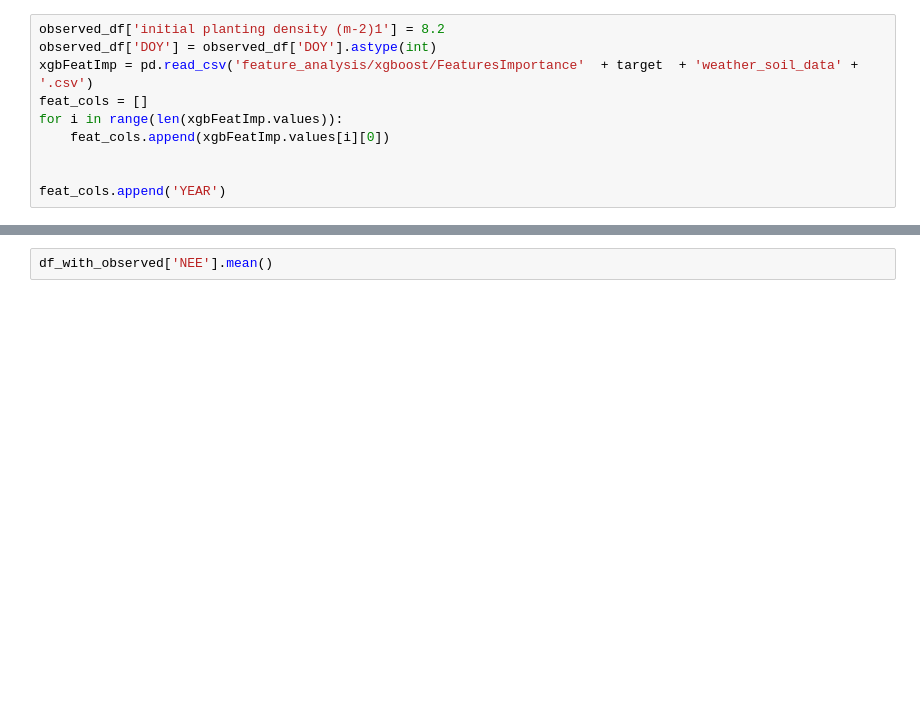
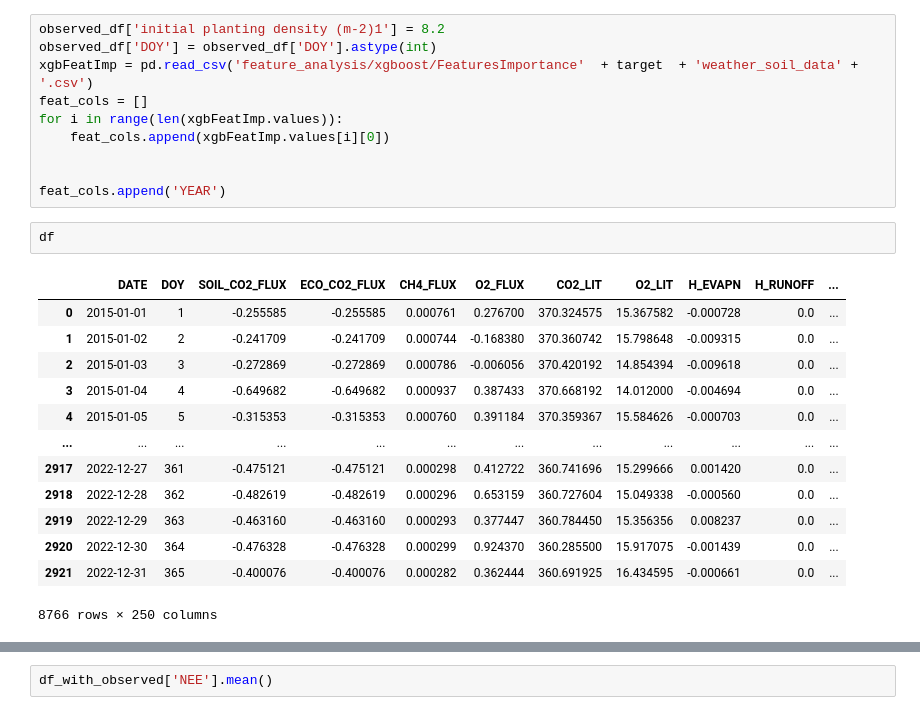
Before and after one commit to DinisDimitris/Net-ecosystem-exchange-Quantification, a Jupyter notebook: AnalysisNEE.ipynb, the cells around one changed output, grey strips where cells are left out. Drawn from its saved outputs; the diff is of its cells as text; blank space fills up the shorter version.

```diff
--- a/AnalysisNEE.ipynb
+++ b/AnalysisNEE.ipynb
@@ -83,6 +83,22 @@ for i in range(len(xgbFeatImp.values)):
 
 
 feat_cols.append('YEAR')
+# %%
+df
+# %% [output]
+|  | DATE | DOY | SOIL_CO2_FLUX | ECO_CO2_FLUX | CH4_FLUX | O2_FLUX | CO2_LIT | O2_LIT | H_EVAPN | H_RUNOFF | ... |
+| 0 | 2015-01-01 | 1 | -0.255585 | -0.255585 | 0.000761 | 0.276700 | 370.324575 | 15.367582 | -0.000728 | 0.0 | ... |
+| 1 | 2015-01-02 | 2 | -0.241709 | -0.241709 | 0.000744 | -0.168380 | 370.360742 | 15.798648 | -0.009315 | 0.0 | ... |
+| 2 | 2015-01-03 | 3 | -0.272869 | -0.272869 | 0.000786 | -0.006056 | 370.420192 | 14.854394 | -0.009618 | 0.0 | ... |
+| 3 | 2015-01-04 | 4 | -0.649682 | -0.649682 | 0.000937 | 0.387433 | 370.668192 | 14.012000 | -0.004694 | 0.0 | ... |
+| 4 | 2015-01-05 | 5 | -0.315353 | -0.315353 | 0.000760 | 0.391184 | 370.359367 | 15.584626 | -0.000703 | 0.0 | ... |
+| ... | ... | ... | ... | ... | ... | ... | ... | ... | ... | ... | ... |
+| 2917 | 2022-12-27 | 361 | -0.475121 | -0.475121 | 0.000298 | 0.412722 | 360.741696 | 15.299666 | 0.001420 | 0.0 | ... |
+| 2918 | 2022-12-28 | 362 | -0.482619 | -0.482619 | 0.000296 | 0.653159 | 360.727604 | 15.049338 | -0.000560 | 0.0 | ... |
+| 2919 | 2022-12-29 | 363 | -0.463160 | -0.463160 | 0.000293 | 0.377447 | 360.784450 | 15.356356 | 0.008237 | 0.0 | ... |
+| 2920 | 2022-12-30 | 364 | -0.476328 | -0.476328 | 0.000299 | 0.924370 | 360.285500 | 15.917075 | -0.001439 | 0.0 | ... |
+| 2921 | 2022-12-31 | 365 | -0.400076 | -0.400076 | 0.000282 | 0.362444 | 360.691925 | 16.434595 | -0.000661 | 0.0 | ... |
+8766 rows × 250 columns
 # %%
 strt_yr = 2015
 
```
Also changed, not shown: parts of 3 cells of this notebook, 17 other files.
